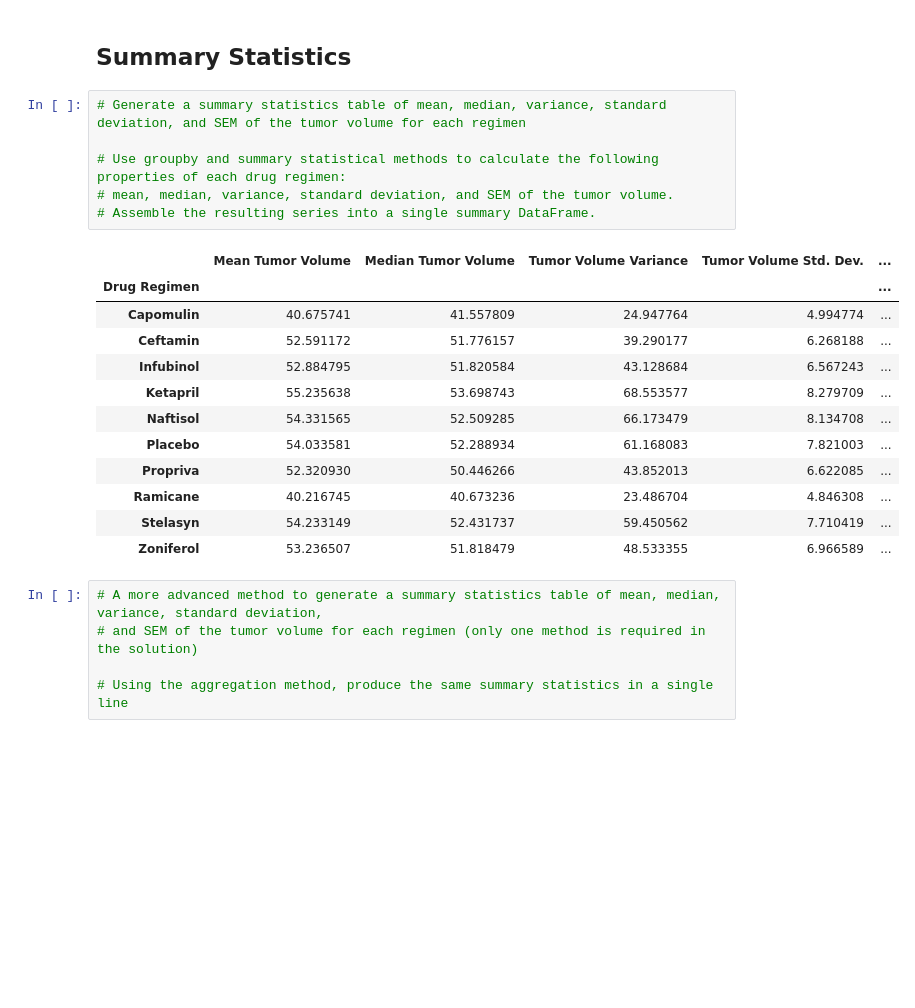
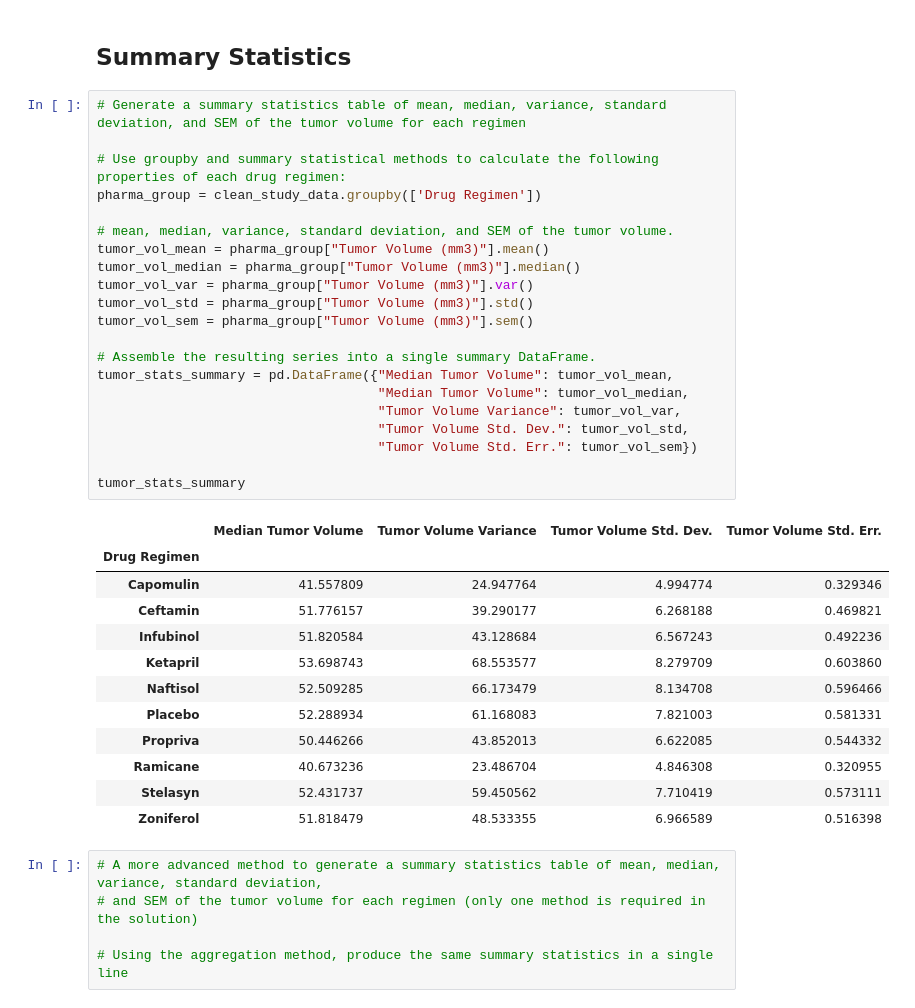
Before and after one commit to lizmartin/data-visualization, a Jupyter notebook: pymaceuticals_lms.ipynb, the cells around one changed output. Cells and saved outputs as stored; diff of their text form; blank space fills up the shorter version.

Commit message:
pharma treatment_tumor stats summary

```diff
--- a/pymaceuticals_lms.ipynb
+++ b/pymaceuticals_lms.ipynb
@@ -88,22 +88,37 @@ new_n_mice
 # %%
 # Generate a summary statistics table of mean, median, variance, standard deviation, and SEM of the tumor volume for each regimen
 
 # Use groupby and summary statistical methods to calculate the following properties of each drug regimen:
+pharma_group = clean_study_data.groupby(['Drug Regimen'])
+
 # mean, median, variance, standard deviation, and SEM of the tumor volume.
+tumor_vol_mean = pharma_group["Tumor Volume (mm3)"].mean()
+tumor_vol_median = pharma_group["Tumor Volume (mm3)"].median()
+tumor_vol_var = pharma_group["Tumor Volume (mm3)"].var()
+tumor_vol_std = pharma_group["Tumor Volume (mm3)"].std()
+tumor_vol_sem = pharma_group["Tumor Volume (mm3)"].sem()
+
 # Assemble the resulting series into a single summary DataFrame.
+tumor_stats_summary = pd.DataFrame({"Median Tumor Volume": tumor_vol_mean,
+                                    "Median Tumor Volume": tumor_vol_median,
+                                    "Tumor Volume Variance": tumor_vol_var,
+                                    "Tumor Volume Std. Dev.": tumor_vol_std,
+                                    "Tumor Volume Std. Err.": tumor_vol_sem})
+
+tumor_stats_summary
 # %% [output]
-|  | Mean Tumor Volume | Median Tumor Volume | Tumor Volume Variance | Tumor Volume Std. Dev. | ... |
-| Drug Regimen |  |  |  |  | ... |
-| Capomulin | 40.675741 | 41.557809 | 24.947764 | 4.994774 | ... |
-| Ceftamin | 52.591172 | 51.776157 | 39.290177 | 6.268188 | ... |
-| Infubinol | 52.884795 | 51.820584 | 43.128684 | 6.567243 | ... |
-| Ketapril | 55.235638 | 53.698743 | 68.553577 | 8.279709 | ... |
-| Naftisol | 54.331565 | 52.509285 | 66.173479 | 8.134708 | ... |
-| Placebo | 54.033581 | 52.288934 | 61.168083 | 7.821003 | ... |
-| Propriva | 52.320930 | 50.446266 | 43.852013 | 6.622085 | ... |
-| Ramicane | 40.216745 | 40.673236 | 23.486704 | 4.846308 | ... |
-| Stelasyn | 54.233149 | 52.431737 | 59.450562 | 7.710419 | ... |
-| Zoniferol | 53.236507 | 51.818479 | 48.533355 | 6.966589 | ... |
+|  | Median Tumor Volume | Tumor Volume Variance | Tumor Volume Std. Dev. | Tumor Volume Std. Err. |
+| Drug Regimen |  |  |  |  |
+| Capomulin | 41.557809 | 24.947764 | 4.994774 | 0.329346 |
+| Ceftamin | 51.776157 | 39.290177 | 6.268188 | 0.469821 |
+| Infubinol | 51.820584 | 43.128684 | 6.567243 | 0.492236 |
+| Ketapril | 53.698743 | 68.553577 | 8.279709 | 0.603860 |
+| Naftisol | 52.509285 | 66.173479 | 8.134708 | 0.596466 |
+| Placebo | 52.288934 | 61.168083 | 7.821003 | 0.581331 |
+| Propriva | 50.446266 | 43.852013 | 6.622085 | 0.544332 |
+| Ramicane | 40.673236 | 23.486704 | 4.846308 | 0.320955 |
+| Stelasyn | 52.431737 | 59.450562 | 7.710419 | 0.573111 |
+| Zoniferol | 51.818479 | 48.533355 | 6.966589 | 0.516398 |
 # %%
 # A more advanced method to generate a summary statistics table of mean, median, variance, standard deviation,
 # and SEM of the tumor volume for each regimen (only one method is required in the solution)
```
